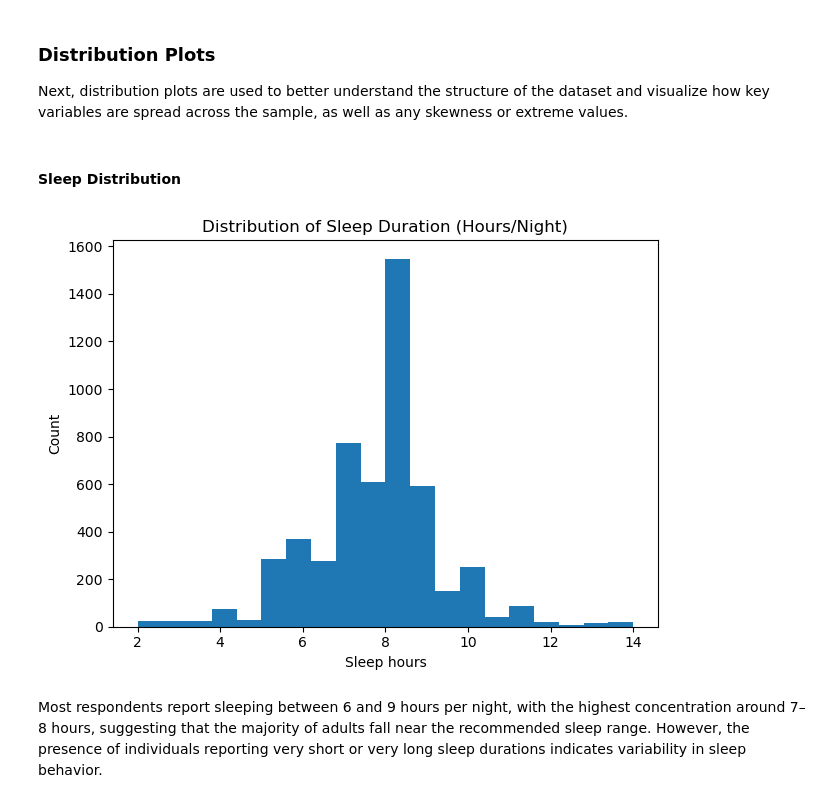
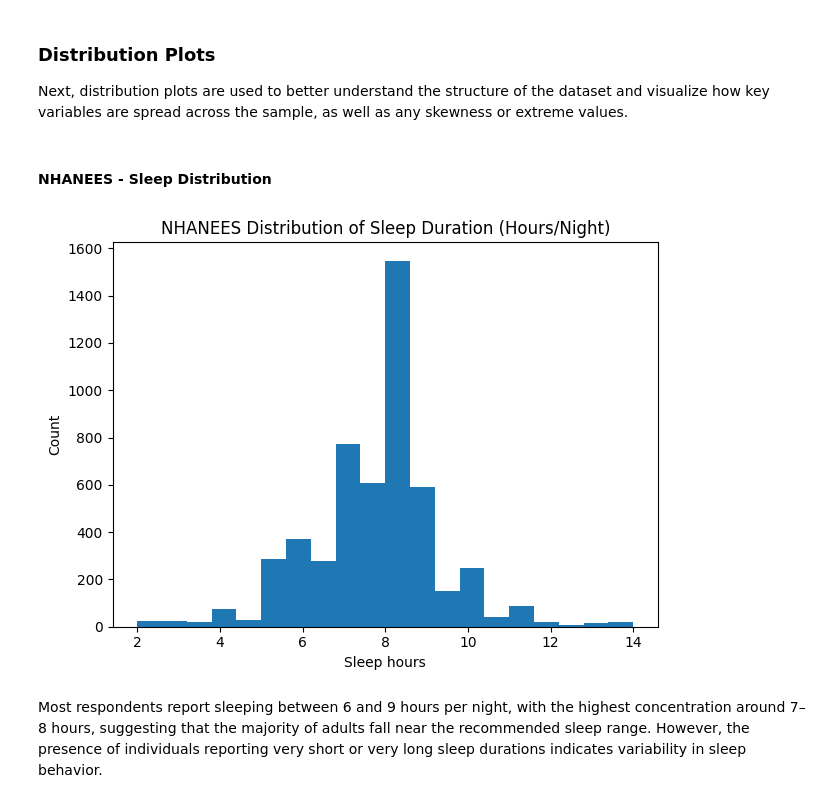
Before and after one commit to COGS108/Group150_WI26, a Jupyter notebook: 02-EDACheckpoint.ipynb, the cells around one changed output. Drawn from its saved outputs; the diff is of its cells as text; code cells hidden in the pictures.

```diff
--- a/02-EDACheckpoint.ipynb
+++ b/02-EDACheckpoint.ipynb
@@ -711,15 +581,15 @@ On average, respondents report about 7.7 hours of sleep per night, with a median
 ### Distribution Plots
 Next, distribution plots are used to better understand the structure of the dataset and visualize how key variables are spread across the sample, as well as any skewness or extreme values.
 # %% [markdown]
-#### Sleep Distribution
+#### NHANEES - Sleep Distribution
 # %%
 df1["sleep_hours"].plot(kind="hist", bins=20)
-plt.title("Distribution of Sleep Duration (Hours/Night)")
+plt.title("NHANEES Distribution of Sleep Duration (Hours/Night)")
 plt.xlabel("Sleep hours")
 plt.ylabel("Count")
 plt.tight_layout()
 plt.show()
 # %% [output]
-[figure, old version]
+[figure, new version]
 # %% [markdown]
 Most respondents report sleeping between 6 and 9 hours per night, with the highest concentration around 7–8 hours, suggesting that the majority of adults fall near the recommended sleep range. However, the presence of individuals reporting very short or very long sleep durations indicates variability in sleep behavior.
```
Also changed, not shown: parts of 67 cells of this notebook, 17 other files.
